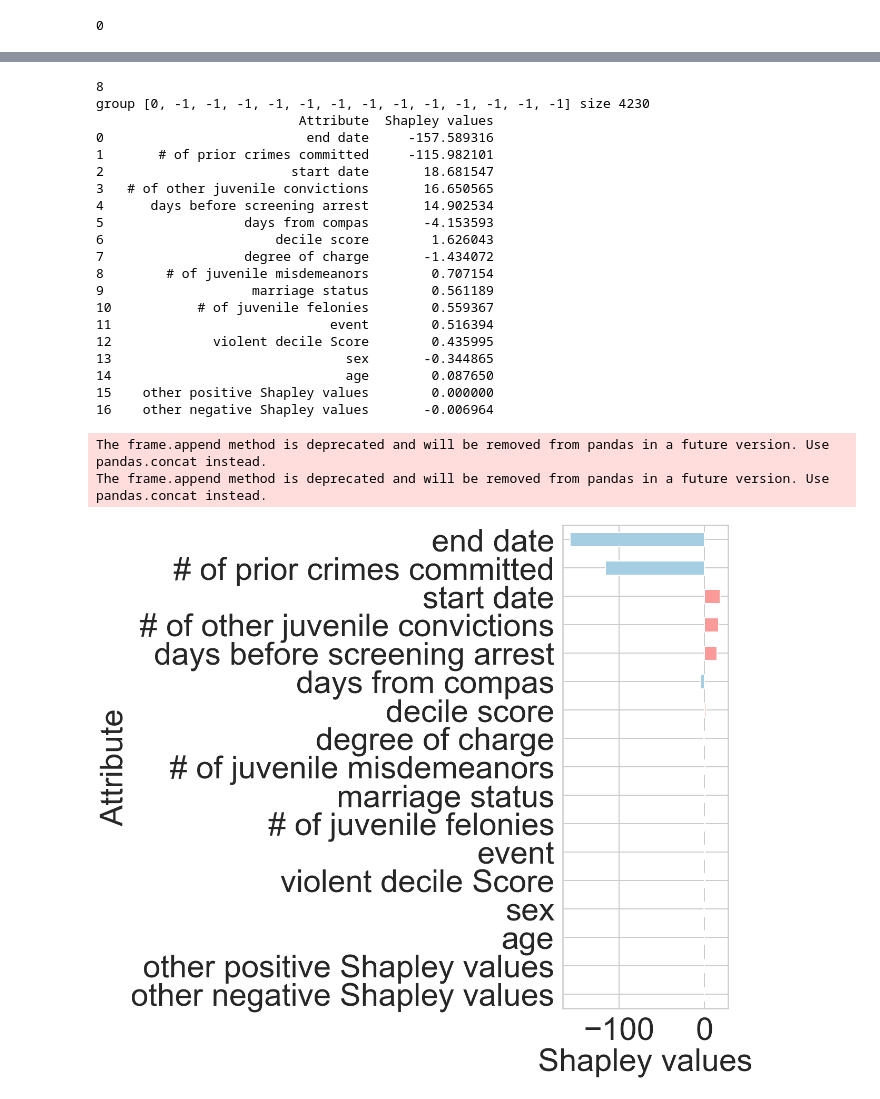
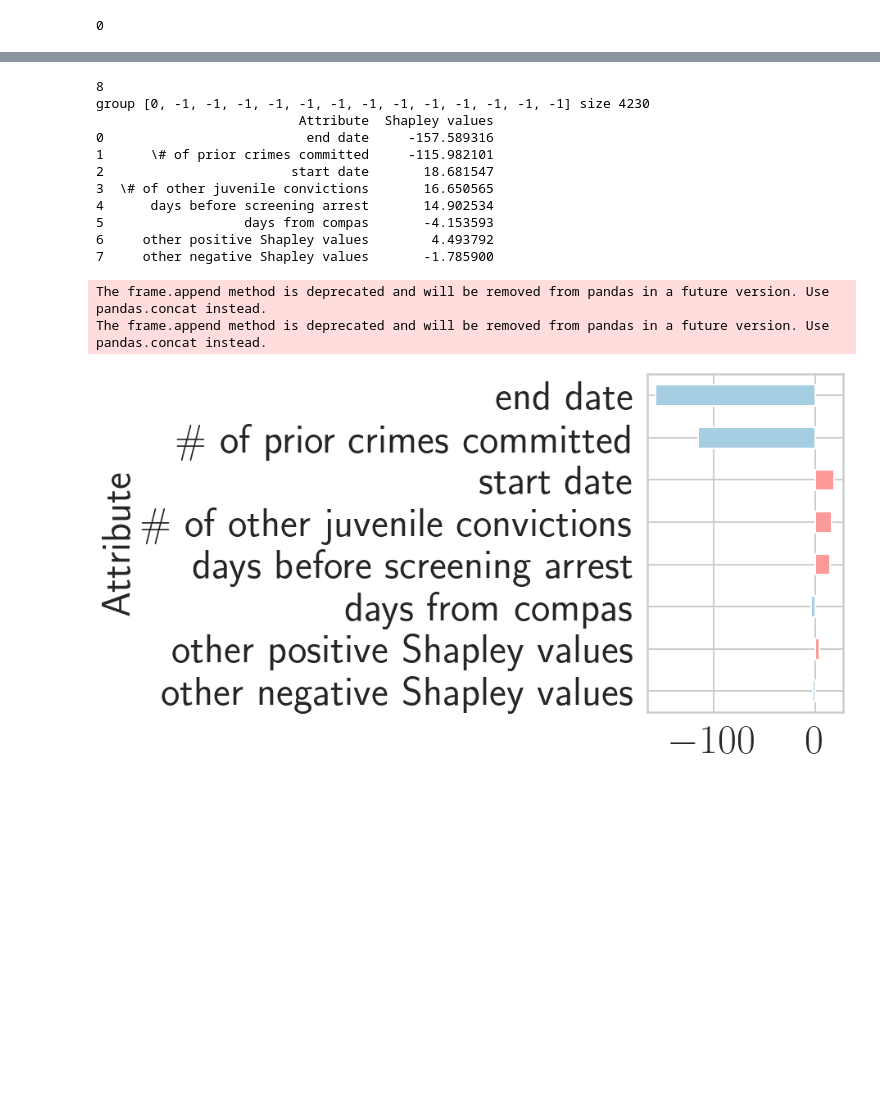
Before and after one commit to JinyangLi01/UnfairlyTreatedGroupDetection, a Jupyter notebook: Coding/Experiments/Shapley_value/shapley_value_of_groups_2_compas_20220923.ipynb, the cells around one changed output, grey strips where cells are left out. Saved outputs shown, nothing was run; the diff lists cells and outputs as text; code cells hidden in the pictures; blank space fills up the shorter version.

Commit message:
update figures

```diff
--- a/Coding/Experiments/Shapley_value/shapley_value_of_groups_2_compas_20220923.ipynb
+++ b/Coding/Experiments/Shapley_value/shapley_value_of_groups_2_compas_20220923.ipynb
@@ -43,7 +43,7 @@ color = ['C0', 'C1', 'C2', 'C3', 'C4', 'C5', 'C6', 'C7', 'C8']
 line_width = 8
 marker_size = 20
 f_size = (18, 16)
-FONTSIZE=60
+FONTSIZE=50
 # %%
 def string2num(st):
     p = list()
@@ -287,3 +252,29 @@ def plot_average_shap_value_of_group(data, group, selected_attributes, all_attri
+# %%
+
+def plot_average_shap_value_of_group(data, group, selected_attributes, all_attributes_original, shap_values, axis):
+    s = average_shapley_values_of_group(data, group, selected_attributes, shap_values)
+
+    df=pd.DataFrame({'Attribute':all_attributes_original, 'Shapley values':s})
+    df.sort_values(by='Shapley values',key=abs, inplace=True,ascending=False)
+
+    small_shap_values = df[6:]
+    summary_shap_values = df[:6]
+
+    summary_shap_values = summary_shap_values.append({'Attribute': 'other positive Shapley values', 'Shapley values': sum([x if x > 0 else 0 for x in small_shap_values['Shapley values']])}, ignore_index=True)
+    summary_shap_values = summary_shap_values.append({'Attribute': 'other negative Shapley values', 'Shapley values': sum([x if x < 0 else 0 for x in small_shap_values['Shapley values']])}, ignore_index=True)
+
+    print(summary_shap_values)
+
+    summary_shap_values = summary_shap_values[::-1]
+    # summary_shap_values.plot(kind='barh',x='Attribute',y='Shapley values',color=[color[4] if t > 0 else color[0] for t in summary_shap_values['Shapley values']], figsize=(18, 16), legend=False, fontsize=FONTSIZE, ax=axis)
+    summary_shap_values.plot(kind='barh',x='Attribute',y='Shapley values',color=[color[4] if t > 0 else color[0] for t in summary_shap_values['Shapley values']], legend=False, fontsize=FONTSIZE, ax=axis)
+    axis.set_ylabel('Attribute', fontsize=FONTSIZE)
+    # plt.show()
+    # plt.xlabel('Shapley values', fontsize=FONTSIZE)
+    # plt.ylabel('Attribute', fontsize=FONTSIZE)
+    # plt.tight_layout()
+    # fig.set(xlabel='Shapley values')
+    # return plt
 # %% [markdown]
 # compas
 description:
@@ -306,10 +297,10 @@ all_attributes_original = ["age", "sex_binary", "race_C",
 
 
 all_attributes_meaningful_names = ["age", "sex", "race",
-                  "marriage status", "# of juvenile felonies", "decile score",
-                  "# of juvenile misdemeanors", "# of other juvenile convictions", "# of prior crimes committed",
+                  "marriage status", "\# of juvenile felonies", "decile score",
+                  "\# of juvenile misdemeanors", "\# of other juvenile convictions", "\# of prior crimes committed",
                   "days before screening arrest", "days from compas", "degree of charge",
-                  "violent decile Score", "start date", "end date", "event"]
+                  "violent decile score", "start date", "end date", "event"]
 
 original_data_file = r"../../../InputData/CompasData/general/CompasData_categorized_ranked.csv"
 
@@ -499,33 +484,24 @@ array([[-2.84672945e+00,  1.91001928e+00, -4.07885312e-01, ...,
 # %%
 
-
+fig, ax = plt.subplots(1, 1,figsize=(14, 8))
 group = groups_global_bounds[0]
 print(len(tuples_in_group(group, ranked_data[:k], selected_attributes)))
-plt = plot_average_shap_value_of_group(ranked_data, group, selected_attributes, all_attributes_meaningful_names, shap_values)
-# plt.xticks([-20, 0, 20, 30], fontsize=FONTSIZE)
+plot_average_shap_value_of_group(ranked_data, group, selected_attributes, all_attributes_meaningful_names, shap_values, ax)
+plt.tight_layout()
 plt.savefig(r"compas_shap_globalbounds.png")
 # %% [output]
 8
 group [0, -1, -1, -1, -1, -1, -1, -1, -1, -1, -1, -1, -1, -1] size 4230
                           Attribute  Shapley values
 0                          end date     -157.589316
-1       # of prior crimes committed     -115.982101
+1      \# of prior crimes committed     -115.982101
 2                        start date       18.681547
-3   # of other juvenile convictions       16.650565
+3  \# of other juvenile convictions       16.650565
 4      days before screening arrest       14.902534
 5                  days from compas       -4.153593
-6                      decile score        1.626043
-7                  degree of charge       -1.434072
-8        # of juvenile misdemeanors        0.707154
-9                   marriage status        0.561189
-10           # of juvenile felonies        0.559367
-11                            event        0.516394
-12             violent decile Score        0.435995
-13                              sex       -0.344865
-14                              age        0.087650
-15    other positive Shapley values        0.000000
-16    other negative Shapley values       -0.006964
+6     other positive Shapley values        4.493792
+7     other negative Shapley values       -1.785900
 The frame.append method is deprecated and will be removed from pandas in a future version. Use pandas.concat instead.
 The frame.append method is deprecated and will be removed from pandas in a future version. Use pandas.concat instead.
-[figure, old version]
+[figure, new version]
 # %%
```
Also changed, not shown: parts of 6 cells of this notebook, 10 other files.
